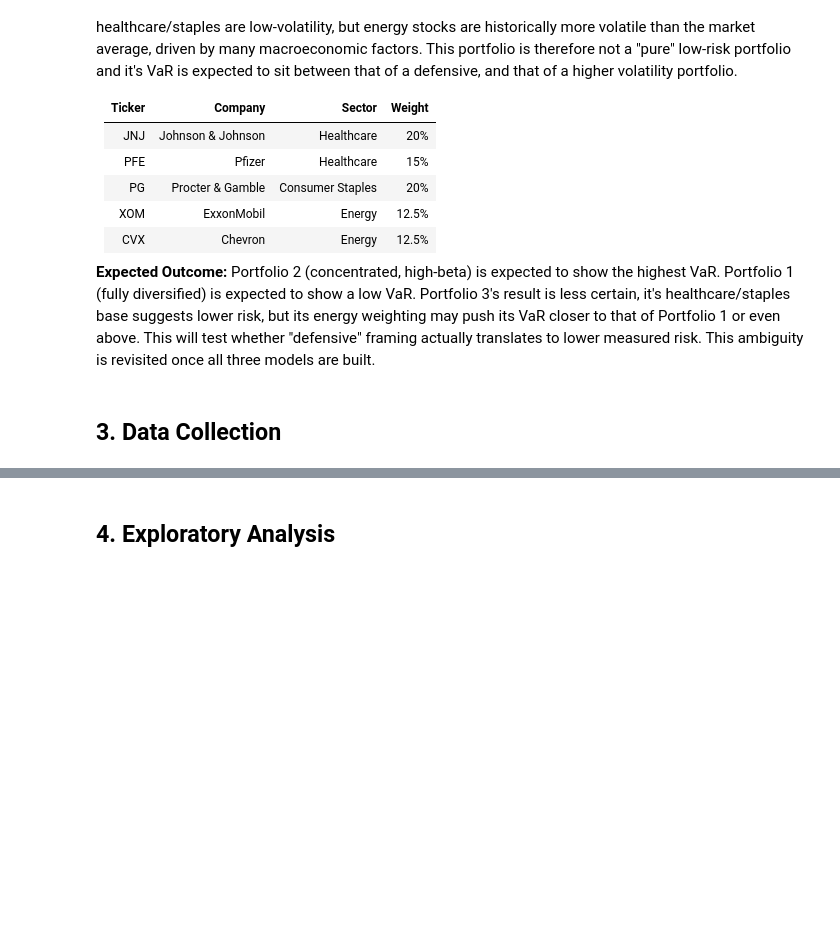
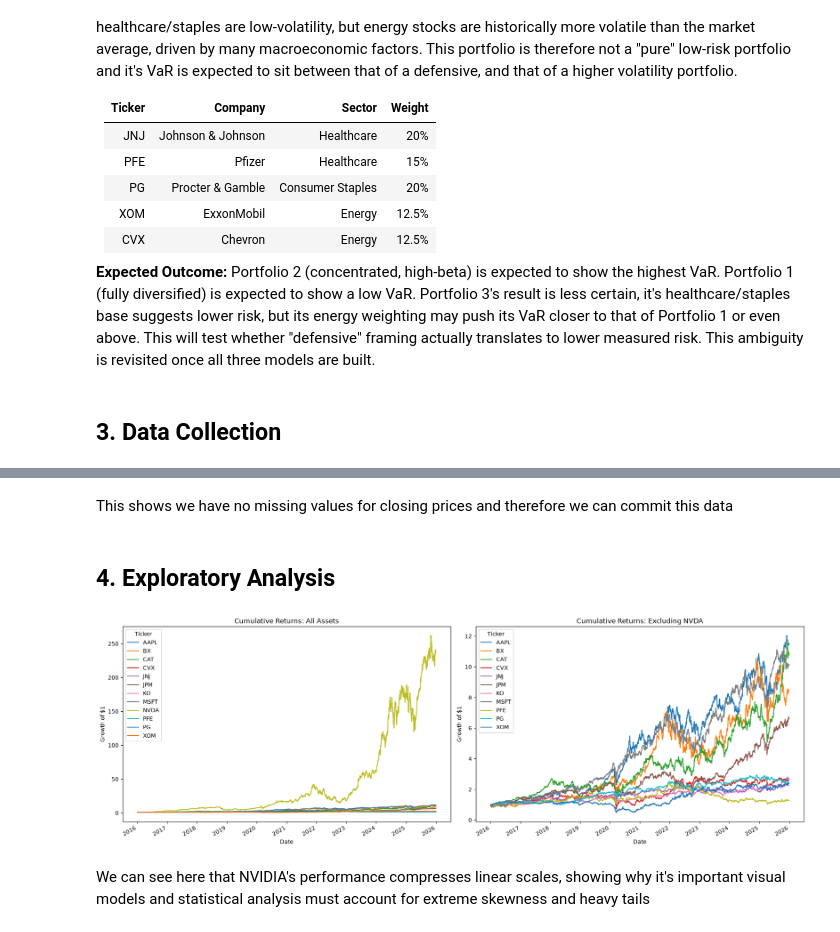
Before and after one commit to joekobylarz/portfolio-var-model, a Jupyter notebook: notebooks/var_model.ipynb, the cells around one changed output, grey strips where cells are left out. Saved outputs shown, nothing was run; the diff lists cells and outputs as text; code cells hidden in the pictures; blank space fills up the shorter version.

```diff
--- a/notebooks/var_model.ipynb
+++ b/notebooks/var_model.ipynb
@@ -93,0 +100,12 @@ This portfolio is tilted towards historically defensive sectors like healthcare
+# %%
+portfolio1 = { #Sector Diversified
+    'NVDA':0.0833,'MSFT':0.0833,'AAPL':0.0833,'JPM':0.0833,
+    'BX':0.0833,'JNJ':0.0837,'PFE':0.0833,'PG':0.0833,
+    'KO':0.0833, 'XOM':0.0833,'CVX':0.0833,'CAT':0.0833}
+
+portfolio2 = { #High-Beta Financials Heavy
+    'NVDA':0.25, 'MSFT':0.15, 'AAPL':0.15, 'JPM':0.15,
+    'BX':0.2, 'CAT':0.1}
+
+portfolio3 = { #Defensive / Inflation Hedge
+    'JNJ':0.2, 'PFE':0.15, 'PG':0.2, 'KO':0.2, 'XOM':0.125, 'CVX':0.125}
@@ -93,0 +114,5 @@ This portfolio is tilted towards historically defensive sectors like healthcare
+# %%
+#Creating a list of unique tickers from all three portfolios and then pulling the adjusted closing prices for those tickers from 2016-2026
+tickers = list(set(portfolio1.keys() | portfolio2.keys() | portfolio3.keys()))
+
+close_prices = yf.download(tickers, start='2016-01-01', end='2026-01-01', auto_adjust=True)['Close']
@@ -93,0 +138,2 @@ This portfolio is tilted towards historically defensive sectors like healthcare
+# %% [markdown]
+This shows we have no missing values for closing prices and therefore we can commit this data
@@ -94,2 +142,27 @@ This portfolio is tilted towards historically defensive sectors like healthcare
+# %%
+pct_return = close_prices.pct_change().dropna()  # Calculate daily percentage changes and drop NaN values
+
+log_return = np.log(close_prices / close_prices.shift(1)).dropna()  # Calculate daily log returns and drop NaN values (will be important later on)
 # %% [markdown]
 ## 4. Exploratory Analysis
+# %%
+cumulative_return = (1 + pct_return).cumprod() # Calculate cumulative returns on $1
+
+fig, axes=plt.subplots(nrows=1, ncols=2, figsize=(18, 6))
+
+cumulative_return.plot(
+    ax=axes[0],
+    title='Cumulative Returns: All Assets',
+    ylabel='Growth of $1')
+
+cumulative_return.drop(columns=['NVDA']).plot(
+    ax=axes[1],
+    title='Cumulative Returns: Excluding NVDA',
+    ylabel='Growth of $1')
+
+plt.tight_layout()
+plt.show()
+# %% [output]
+[figure, added]
+# %% [markdown]
+We can see here that NVIDIA's performance compresses linear scales, showing why it's important visual models and statistical analysis must account for extreme skewness and heavy tails
```
Also changed, not shown: parts of 5 cells of this notebook.
